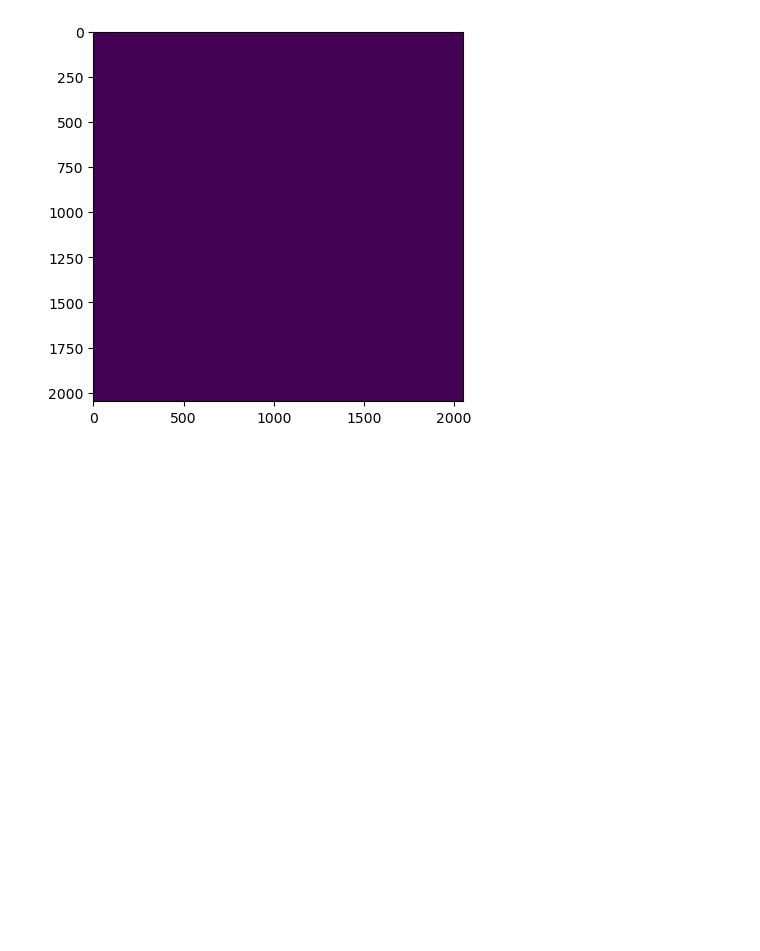
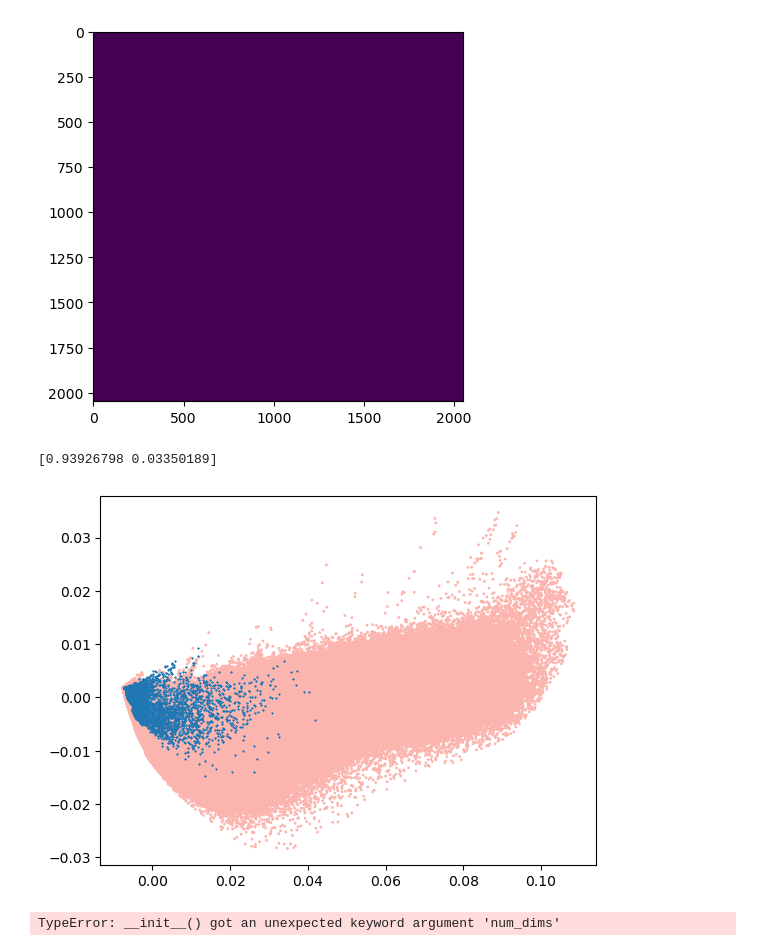
Before and after one commit to jblackwelder64/WEKA-XGBoost-Chromatin-Model, a Jupyter notebook: Main Notebook-Rip-HOG.ipynb, the cells around one changed output. Cells and saved outputs as stored; diff of their text form; code cells hidden in the pictures; blank space fills up the shorter version.

```diff
--- a/Main Notebook-Rip-HOG.ipynb
+++ b/Main Notebook-Rip-HOG.ipynb
@@ -465,4 +517,38 @@ plt.imshow(np.array(y_pred_2_bin).reshape(2048,2048))
 <matplotlib.image.AxesImage at 0x...>
 [figure]
 # %%
-print(max(y_pred_2))
+"""
+Running PCA; the data apparently has a highly linear structure, as the first two components alone explains 97% percent
+of the variance. However, as we can see in the graph below, the resulting projection doesn't appear to separate
+the labels, as all of the examples with a positive label (blue points) lie in the same exact locations as points with
+negative labels (red points).
+"""
+
+from sklearn.decomposition import PCA
+
+new_arr = X_test.reshape(-1, X_test.shape[-1])
+new_arr.shape
+
+pca = PCA(n_components=2)
+pca.fit(new_arr)
+# PCA(n_components=2)
+print(pca.explained_variance_ratio_)
+
+pca_array = np.ascontiguousarray(pca.fit_transform(new_arr))
+# %% [output]
+[0.93926798 0.03350189]
+# %%
+pca_array.shape
+
+# pca_labels =
+y_coords = [pca_array[i][1] for i in range(len(pca_array)) if y_test[i]==0]
+x_coords = [pca_array[i][0] for i in range(len(pca_array)) if y_test[i]==0]
+plt.scatter(
+    x_coords,y_coords,s=1,c=[val for val in y_test if val==0],
+    cmap='Pastel1')
+plt.plot([pca_array[i][0] for i in range(len(pca_array)) if y_test[i]==1],
+         [pca_array[i][1] for i in range(len(pca_array)) if y_test[i]==1],
+         marker='*', ls='none', ms=1)
+plt.show()
+# %% [output]
+[figure, added]
@@ -468,0 +557,11 @@ print(max(y_pred_2))
+# %%
+"""
+Trying Mahalanobis Metric Learning in order to overcome the deficiencies of PCA
+"""
+
+import metric_learn
+
+mmc = metric_learn.MMC_Supervised(verbose=True)#preprocessor=X_test)
+X_mmc = mmc.fit_transform(X_test,y_test)
+# %% [output]
+TypeError: __init__() got an unexpected keyword argument 'num_dims'
```
Also changed, not shown: parts of 21 cells of this notebook, 2 other files.
